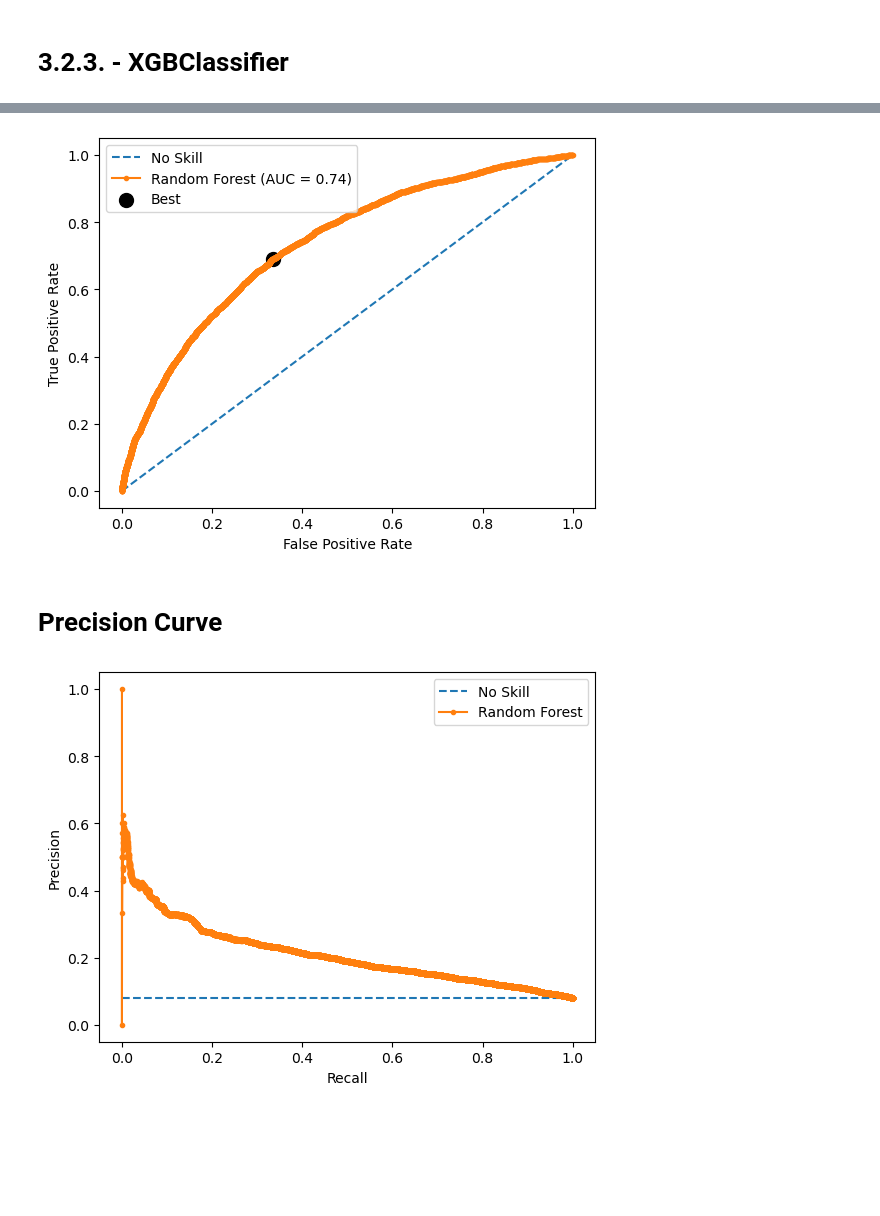
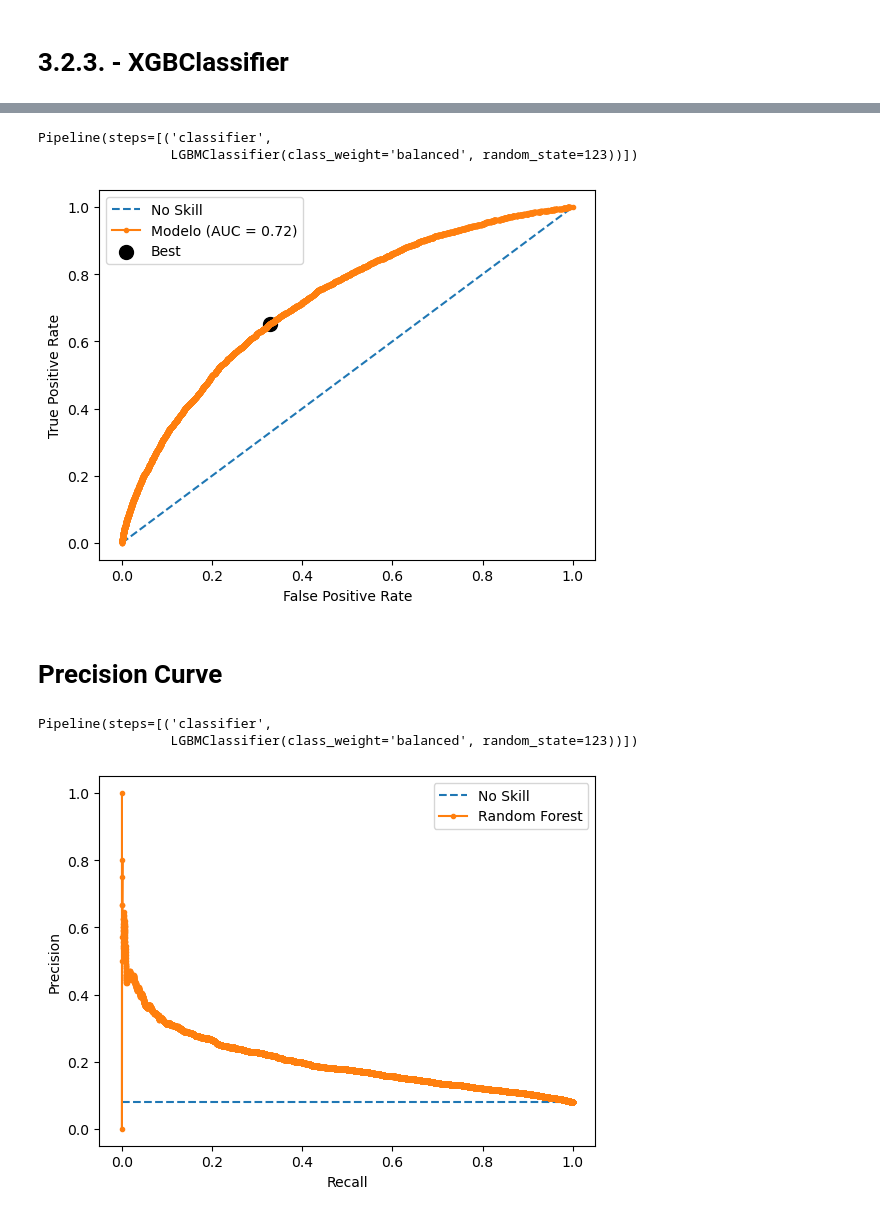
Before and after one commit to josee2202/practica1_EDA, a Jupyter notebook: notebooks/04_Modelos.ipynb, the cells around one changed output, grey strips where cells are left out. Saved outputs shown, nothing was run; the diff lists cells and outputs as text; code cells hidden in the pictures; blank space fills up the shorter version.

```diff
--- a/notebooks/04_Modelos.ipynb
+++ b/notebooks/04_Modelos.ipynb
@@ -337,6 +317,4 @@ Como tenemos una muestra muy desbalanceada, es casi imposible evitar el overfitt
 # %%
-from imblearn.over_sampling import SMOTE
-
 # Configurar SMOTE
 smote = SMOTE(
     sampling_strategy=0.4,  # La clase minoritaria será el 50% de la mayoritaria
@@ -344,7 +322,7 @@ smote = SMOTE(
     random_state=seed,        # Reproducibilidad
     n_jobs=-1               # Usar todos los núcleos disponibles
 )
-X_train_resampled, y_train_resampled = smote.fit_resample(X_train, y_train)
+x_train_resampled, y_train_resampled = smote.fit_resample(x_train, y_train)
 y_train_resampled.value_counts()/ len(y_train_resampled)
 # %% [output]
 TARGET
@@ -353,9 +331,7 @@ TARGET
 Name: count, dtype: float64
 # %%
-from imblearn.under_sampling import RandomUnderSampler
-
 undersampler = RandomUnderSampler(sampling_strategy=0.6, random_state=seed)
-X_resampled, y_resampled = undersampler.fit_resample(X_train_resampled, y_train_resampled)
+x_resampled, y_resampled = undersampler.fit_resample(x_train_resampled, y_train_resampled)
 values = y_resampled.value_counts()/len(y_resampled)
 
 print(len(y_train))
@@ -379,8 +357,8 @@ He estado probando distintas combinaciones de undersampling y oversampling con e
 # %%
 for classifier in classifiers:
     pipe = Pipeline(steps=[('classifier', classifier)])
-    pipe.fit(X_resampled, y_resampled)
-    y_pred = pipe.predict(X_val)
+    pipe.fit(x_resampled, y_resampled)
+    y_pred = pipe.predict(x_val)
 
     accuracy = accuracy_score(y_val, y_pred)
     f1 = f1_score(y_val, y_pred) # (y_true, y_pred)
@@ -390,7 +368,7 @@ for classifier in classifiers:
 
 
     print(classifier)
-    print("model score: %.3f" % pipe.score(X_val, y_val))
+    print("model score: %.3f" % pipe.score(x_val, y_val))
     print(f"""
     accuracy = {accuracy}
     precision = {precision}
@@ -561,13 +683,13 @@ xgb_pipeline = Pipeline(steps=[('classifier', XGBClassifier( eval_metric='loglos
 # Definir el espacio de hiperparámetros
 
 param_grid = {
-    'classifier__n_estimators': [100, 200, 300],
-    'classifier__max_depth': [3, 4, 5],                 # Poca profundidad --> evitar overfitting
+    'classifier__n_estimators': [300],
+    'classifier__max_depth': [ 4, 5, 6],                 # Poca profundidad --> evitar overfitting
     'classifier__learning_rate': [0.01, 0.05, 0.1],
     'classifier__subsample': [0.6, 0.8, 1.0],           # Fracción de datos usados por cada árbol
-    'classifier__colsample_bytree': [0.6, 0.8, 1.0],    #  Fracción de características usadas por árbol
-    'classifier__min_child_weight': [1, 5, 10],
-    'classifier__gamma': [0, 0.1, 0.2],
+    'classifier__colsample_bytree': [0.7, 0.8, 0.9],    #  Fracción de características usadas por árbol
+    'classifier__min_child_weight': [4, 5, 6],
+    'classifier__gamma': [0.09, 0.1, 0.11],
 }
 
 # Configurar RandomizedSearchCV
@@ -579,18 +701,17 @@ CV = RandomizedSearchCV(
     scoring= make_scorer(recall_score),
     random_state=seed,  # Semilla para reproducibilidad
     n_jobs=-1,  # Usar todos los núcleos disponibles
-    verbose=2
+    verbose=1
 )
 
 # Entrenar el modelo
-CV.fit(X_resampled, y_resampled)
+CV.fit(x_resampled, y_resampled)
 
-CV.predict(X_val)
+CV.predict(x_val)
+## Almaceno los mejores parámetros
+xgb_model = CV.best_estimator_
+best_params_xgb = CV.best_params_
 
-# Imprimir los mejores parámetros y el mejor score
-print("Mejores parámetros:", CV.best_params_)
-print("Mejor score:", CV.best_score_)
-
-print(classification_report(y_val, y_pred))
+f.fast_eval(CV, x_val, y_val, y_pred)
 # %% [output]
 Fitting 10 folds for each of 10 candidates, totalling 100 fits
@@ -850,24 +817,28 @@ Best Threshold=0.362932, G-Mean=0.678
 # %%
+print(CV.estimator)
 
 # calculate AUC
 roc_auc = roc_auc_score(y_val, yhat)
 
-
 # plot the roc curve for the model
 plt.plot([0,1], [0,1], linestyle='--', label='No Skill')    ## Caso de aleatoriedad
-plt.plot(fpr, tpr, marker='.', label=f'Random Forest (AUC = {roc_auc:.2f})')
+plt.plot(fpr, tpr, marker='.', label=f'Modelo (AUC = {roc_auc:.2f})')
 plt.scatter(fpr[ix], tpr[ix], s=100, marker='o', color='black', label='Best')
 # axis labels
 plt.xlabel('False Positive Rate')
 plt.ylabel('True Positive Rate')
 plt.legend()
 # show the plot
 plt.show()
 # %% [output]
+Pipeline(steps=[('classifier',
+                 LGBMClassifier(class_weight='balanced', random_state=123))])
-[figure, old version]
+[figure, new version]
 # %% [markdown]
 # Precision Curve
 # %%
+print(CV.estimator)
+
 # calculate pr-curve
 precision, recall, thresholds = precision_recall_curve(y_val, yhat)
 
@@ -882,5 +853,7 @@ plt.legend()
 # show the plot
 plt.show()
 # %% [output]
+Pipeline(steps=[('classifier',
+                 LGBMClassifier(class_weight='balanced', random_state=123))])
-[figure, old version]
+[figure, new version]
 # %%
```
Also changed, not shown: parts of 68 cells of this notebook, 6 other files.
